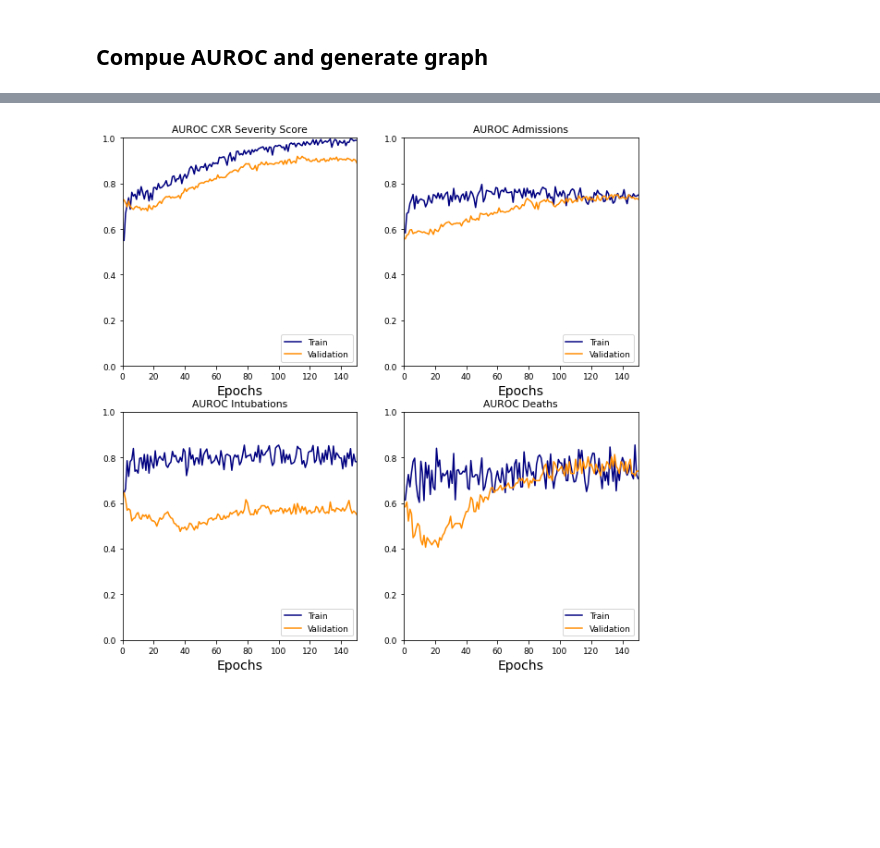
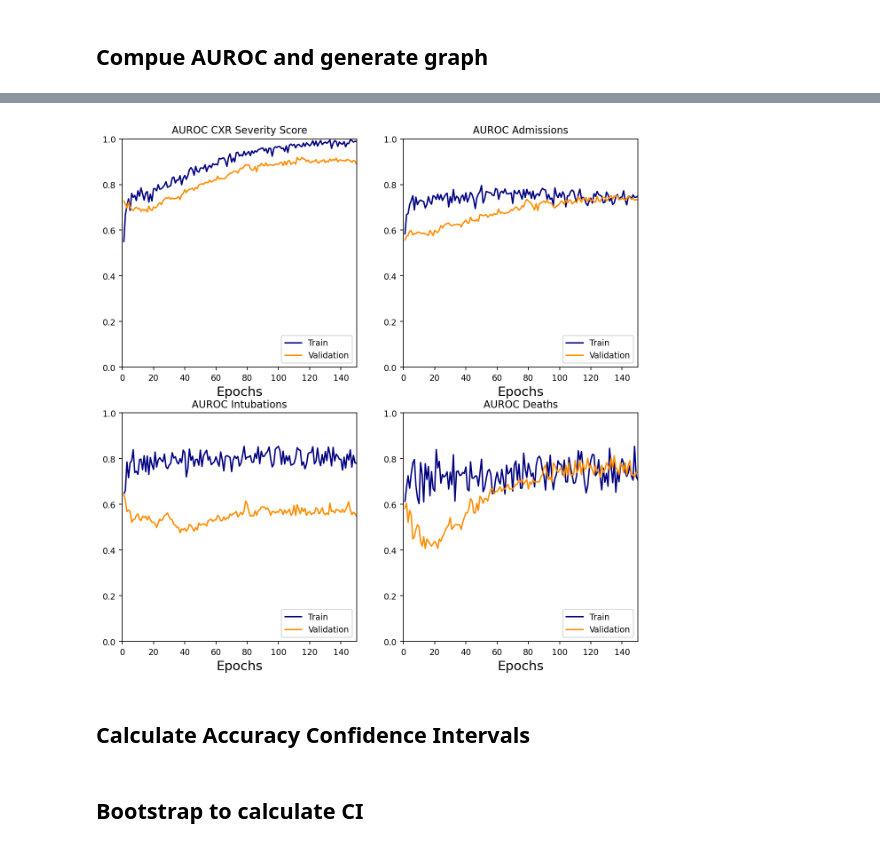
Before and after one commit to aisinai/covid19_cxr, a Jupyter notebook: test_model.ipynb, the cells around one changed output, grey strips where cells are left out. Drawn from its saved outputs; the diff is of its cells as text; code cells hidden in the pictures; blank space fills up the shorter version.

```diff
--- a/test_model.ipynb
+++ b/test_model.ipynb
@@ -360,7 +527,7 @@ epochs = range(1, 150 + 1)
 losses = torch.load("/home/aisinai/work/covid19/densenet121/20200507/admit3/losses.pt")
 aurocs = aurocs[:,0:150]
 
-fig = plt.figure(figsize=(10, 10))
+fig = plt.figure(figsize=(10, 10), dpi=dpi/2)
 latest_epoch = 150
 
 ax1 = fig.add_subplot(221)
@@ -370,31 +537,35 @@ ax1.legend(["Train", "Validation"], loc="lower right")
 ax1.set_title('AUROC CXR Severity Score')
 ax1.set_xlabel('Epochs', fontsize=fontsize)
 ax1.axis(xmin=0, xmax=latest_epoch, ymin=ymin, ymax=1)
 
 ax2 = fig.add_subplot(222)
 ax2.plot(epochs, aurocs[0, :, 1], '-', color='navy')
 ax2.plot(epochs, aurocs[1, :, 1], '-', color='darkorange')
 ax2.legend(["Train", "Validation"], loc="lower right")
 ax2.set_title('AUROC Admissions')
 ax2.set_xlabel('Epochs', fontsize=fontsize)
 ax2.axis(xmin=0, xmax=latest_epoch, ymin=ymin, ymax=1)
 
 ax3 = fig.add_subplot(223)
 ax3.plot(epochs, aurocs[0, :, 2], '-', color='navy')
 ax3.plot(epochs, aurocs[1, :, 2], '-', color='darkorange')
 ax3.legend(["Train", "Validation"], loc="lower right")
 ax3.set_title('AUROC Intubations')
 ax3.set_xlabel('Epochs', fontsize=fontsize)
 ax3.axis(xmin=0, xmax=latest_epoch, ymin=ymin, ymax=1)
 
 ax4 = fig.add_subplot(224)
 ax4.plot(epochs, aurocs[0, :, 3], '-', color='navy')
 ax4.plot(epochs, aurocs[1, :, 3], '-', color='darkorange')
 ax4.legend(["Train", "Validation"], loc="lower right")
 ax4.set_title('AUROC Deaths')
 ax4.set_xlabel('Epochs', fontsize=fontsize)
 ax4.axis(xmin=0, xmax=latest_epoch, ymin=ymin, ymax=1)
 
 plt.show()
 # %% [output]
-[figure, old version]
+[figure, new version]
+# %% [markdown]
+## Calculate Accuracy Confidence Intervals
+# %% [markdown]
+## Bootstrap to calculate CI
```
Also changed, not shown: parts of 18 cells of this notebook, 11 other files.
